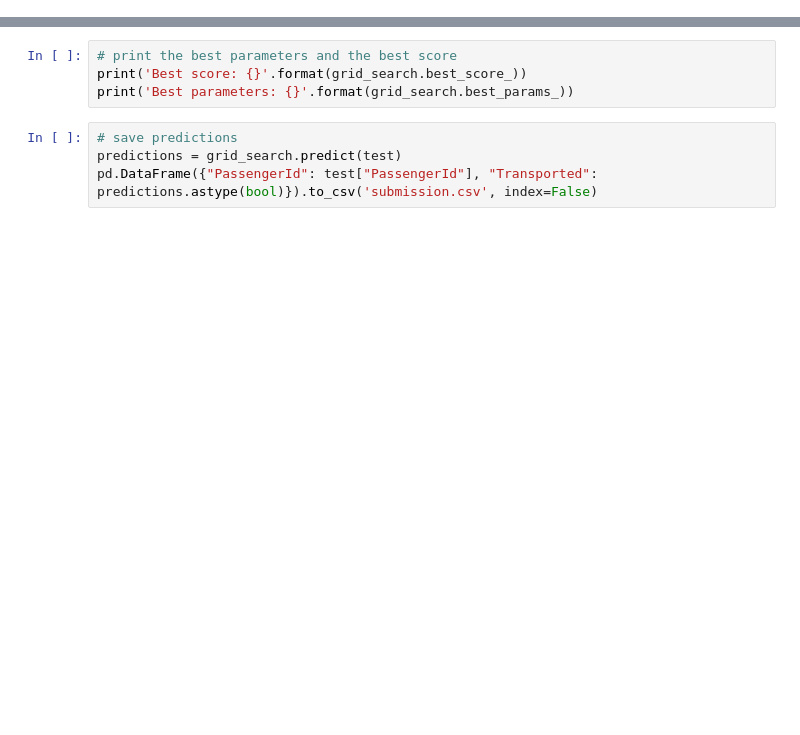
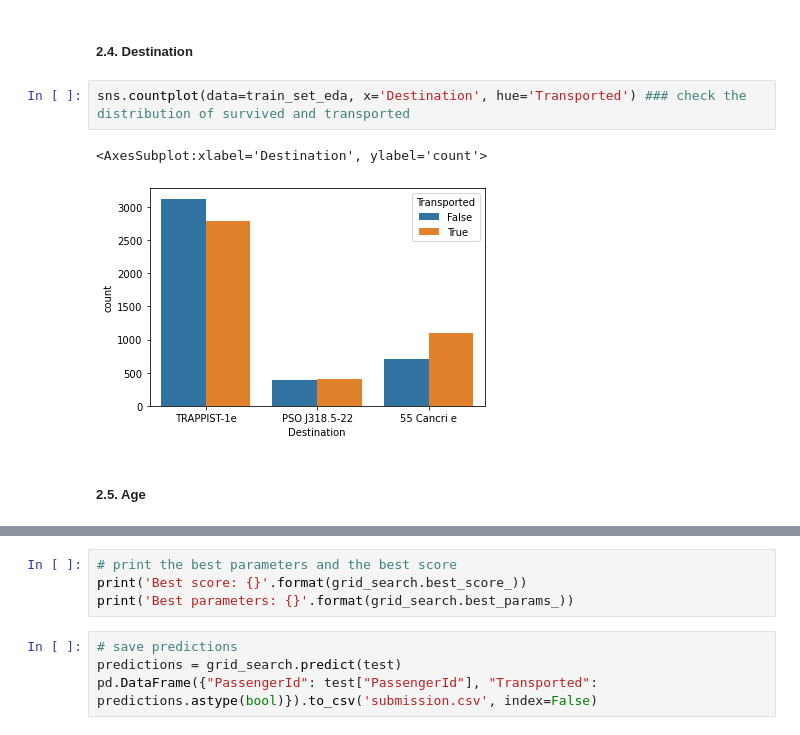
Before and after one commit to JanekDev/kaggle_solution_ideas, a Jupyter notebook: spaceship titanic.ipynb, the cells around one changed output, grey strips where cells are left out. Saved outputs shown, nothing was run; the diff lists cells and outputs as text; blank space fills up the shorter version.

```diff
--- a/spaceship titanic.ipynb
+++ b/spaceship titanic.ipynb
@@ -276,0 +168,9 @@ KeyboardInterrupt:
+# %% [markdown]
+##### 2.4. Destination
+# %%
+sns.countplot(data=train_set_eda, x='Destination', hue='Transported') ### check the distribution of survived and transported
+# %% [output]
+<AxesSubplot:xlabel='Destination', ylabel='count'>
+[figure, added]
+# %% [markdown]
+##### 2.5. Age
```
Also changed, not shown: parts of 67 cells of this notebook.
